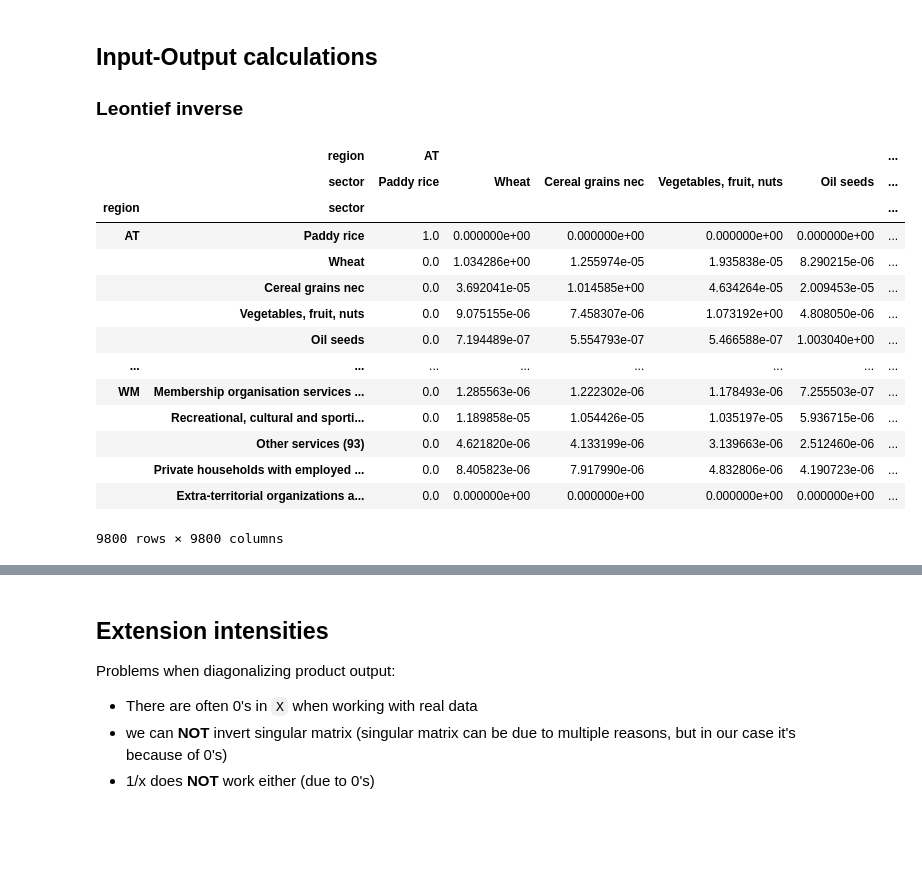
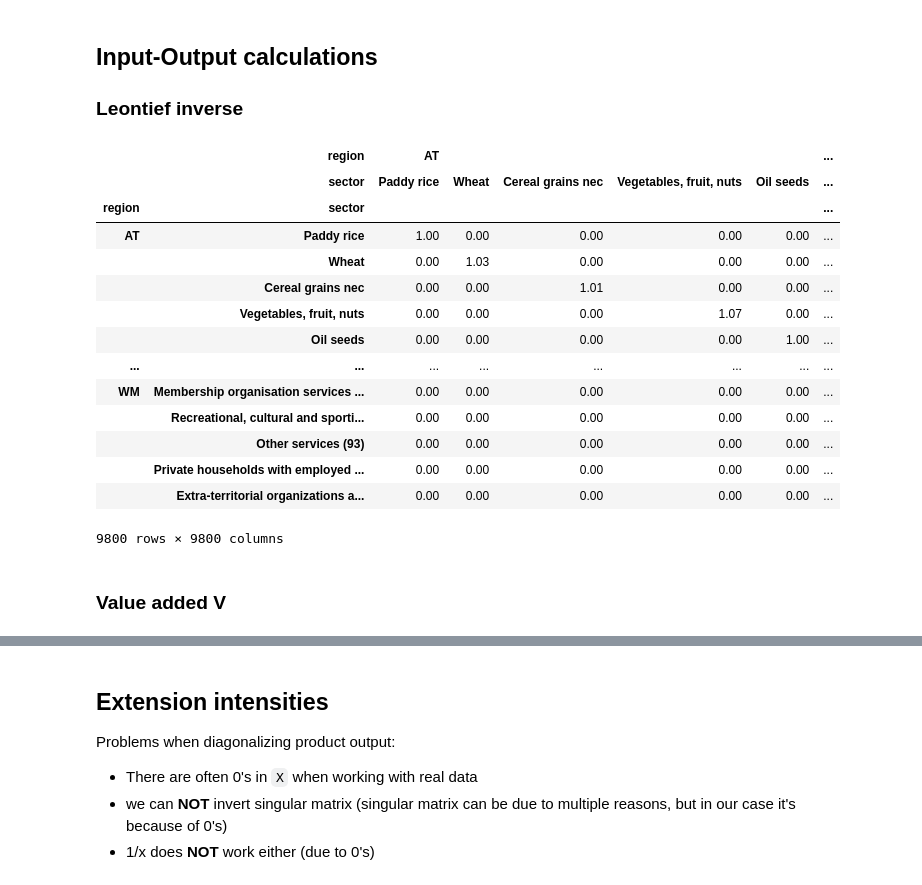
Before and after one commit to adrien-perello/EEIOA, a Jupyter notebook: scripts/05_exiobase_introduction.ipynb, the cells around one changed output, grey strips where cells are left out. Cells and saved outputs as stored; diff of their text form; code cells hidden in the pictures; blank space fills up the shorter version.

```diff
--- a/scripts/05_exiobase_introduction.ipynb
+++ b/scripts/05_exiobase_introduction.ipynb
@@ -6,6 +6,9 @@ Based on [Exiobase's IOT_2019_pxp.zip](https://zenodo.org/record/5589597) datase
 # Import modules
 import pandas as pd
 import numpy as np
+
+# Set pandas number format
+pd.options.display.float_format = '{:,.2f}'.format
 # %% [markdown]
 ## Data pre-processing
 
@@ -83,26 +86,35 @@ Index(['AT', 'BE', 'BG', 'CY', 'CZ', 'DE', 'DK', 'EE', 'ES', 'FI', 'FR', 'GR',
 # %%
 # Create an identity matrix the same order
 Id = np.identity(len(region_and_sector_labels))
 
 # Compute leontief inverse matrix in the Demand-pull model
 L_values = np.linalg.inv((Id - A))
-L = pd.DataFrame(L_values, index=region_and_sector_labels, columns=region_and_sector_labels)
+L = pd.DataFrame(
+    data=L_values,
+    index=region_and_sector_labels,
+    columns=region_and_sector_labels
+)
+
+# we also save LY to avoid repeating calculations
+LY = L @ Y
 
 # Visualize
-L
+L # LY
 # %% [output]
 |  | region | AT |  |  |  |  | ... |
 |  | sector | Paddy rice | Wheat | Cereal grains nec | Vegetables, fruit, nuts | Oil seeds | ... |
 | region | sector |  |  |  |  |  | ... |
-| AT | Paddy rice | 1.0 | 0.000000e+00 | 0.000000e+00 | 0.000000e+00 | 0.000000e+00 | ... |
-|  | Wheat | 0.0 | 1.034286e+00 | 1.255974e-05 | 1.935838e-05 | 8.290215e-06 | ... |
-|  | Cereal grains nec | 0.0 | 3.692041e-05 | 1.014585e+00 | 4.634264e-05 | 2.009453e-05 | ... |
-|  | Vegetables, fruit, nuts | 0.0 | 9.075155e-06 | 7.458307e-06 | 1.073192e+00 | 4.808050e-06 | ... |
-|  | Oil seeds | 0.0 | 7.194489e-07 | 5.554793e-07 | 5.466588e-07 | 1.003040e+00 | ... |
+| AT | Paddy rice | 1.00 | 0.00 | 0.00 | 0.00 | 0.00 | ... |
+|  | Wheat | 0.00 | 1.03 | 0.00 | 0.00 | 0.00 | ... |
+|  | Cereal grains nec | 0.00 | 0.00 | 1.01 | 0.00 | 0.00 | ... |
+|  | Vegetables, fruit, nuts | 0.00 | 0.00 | 0.00 | 1.07 | 0.00 | ... |
+|  | Oil seeds | 0.00 | 0.00 | 0.00 | 0.00 | 1.00 | ... |
 | ... | ... | ... | ... | ... | ... | ... | ... |
-| WM | Membership organisation services ... | 0.0 | 1.285563e-06 | 1.222302e-06 | 1.178493e-06 | 7.255503e-07 | ... |
-|  | Recreational, cultural and sporti... | 0.0 | 1.189858e-05 | 1.054426e-05 | 1.035197e-05 | 5.936715e-06 | ... |
-|  | Other services (93) | 0.0 | 4.621820e-06 | 4.133199e-06 | 3.139663e-06 | 2.512460e-06 | ... |
-|  | Private households with employed ... | 0.0 | 8.405823e-06 | 7.917990e-06 | 4.832806e-06 | 4.190723e-06 | ... |
-|  | Extra-territorial organizations a... | 0.0 | 0.000000e+00 | 0.000000e+00 | 0.000000e+00 | 0.000000e+00 | ... |
+| WM | Membership organisation services ... | 0.00 | 0.00 | 0.00 | 0.00 | 0.00 | ... |
+|  | Recreational, cultural and sporti... | 0.00 | 0.00 | 0.00 | 0.00 | 0.00 | ... |
+|  | Other services (93) | 0.00 | 0.00 | 0.00 | 0.00 | 0.00 | ... |
+|  | Private households with employed ... | 0.00 | 0.00 | 0.00 | 0.00 | 0.00 | ... |
+|  | Extra-territorial organizations a... | 0.00 | 0.00 | 0.00 | 0.00 | 0.00 | ... |
 9800 rows × 9800 columns
+# %% [markdown]
+### Value added V
```
Also changed, not shown: parts of 40 cells of this notebook, 2 other files.
